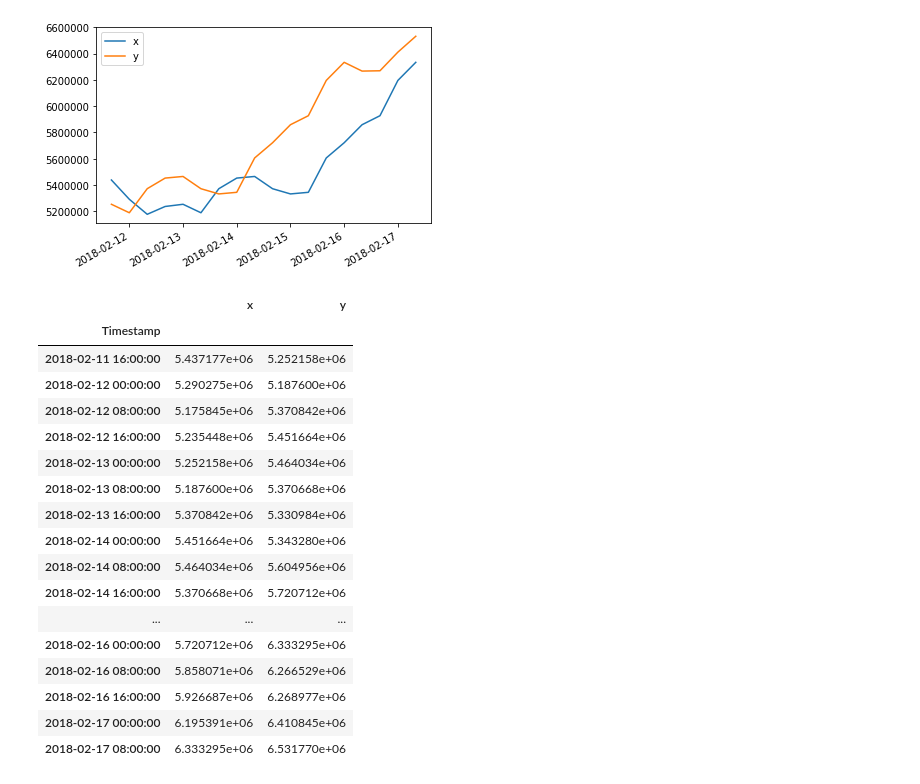
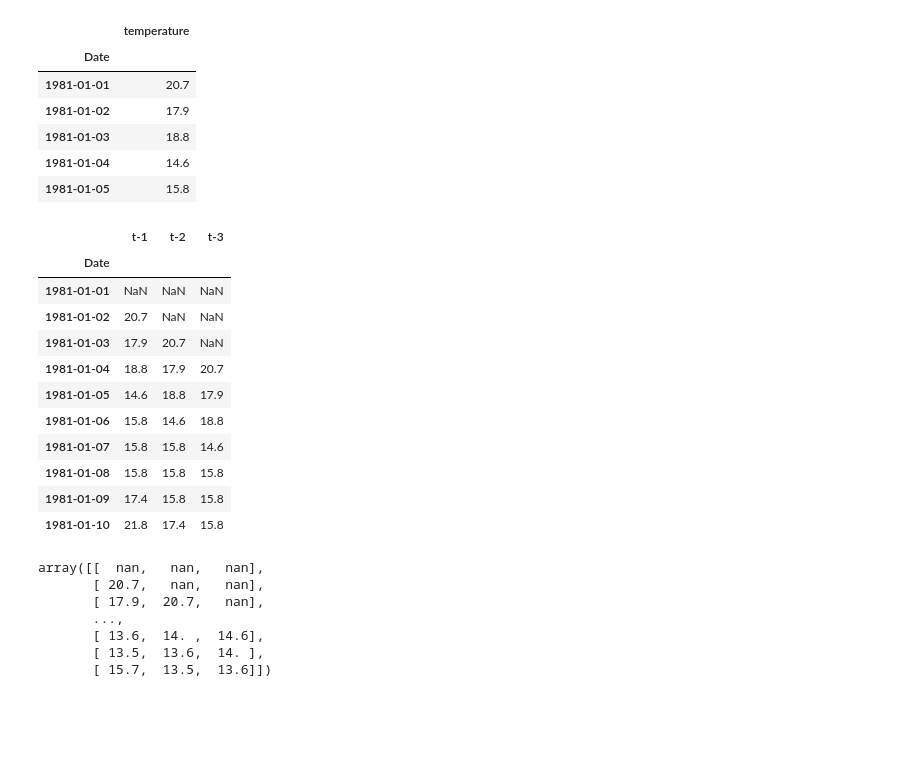
Before and after one commit to felaco/fortacryp-data-collector, a Jupyter notebook: preprocesor_test.ipynb, the cells around one changed output. Cells and saved outputs as stored; diff of their text form; code cells hidden in the pictures; blank space fills up the shorter version.

```diff
--- a/preprocesor_test.ipynb
+++ b/preprocesor_test.ipynb
@@ -3,45 +3,45 @@
 import warnings
 warnings.filterwarnings('ignore')
 
-from models import *
+#from models import *
 from preprocesor import *
 import pandas as pd
 from ann import load_dataset
 import matplotlib.pyplot as plt
 
-dataset = load_dataset('bitcoin.csv', resample='8H')
-xt = dataset.xtest_mean
-yt = dataset.ytest_mean
-
-fig, ax = plt.subplots(1)
-fig.autofmt_xdate()
-
-plt.plot(xt, label='x');
-plt.plot(yt,label='y');
-plt.legend();
+df = pd.read_excel('daily-minimum-temperatures-in-me.xls', index_col=0, parse_dates=True)
+df.head()
 # %% [output]
-[figure, removed]
+|  | temperature |
+| Date |  |
+| 1981-01-01 | 20.7 |
+| 1981-01-02 | 17.9 |
+| 1981-01-03 | 18.8 |
+| 1981-01-04 | 14.6 |
+| 1981-01-05 | 15.8 |
-# %%
-df = pd.DataFrame()
-df['x'] = xt
-df['y'] = yt
-df
-# %% [output]
-|  | x | y |
-| Timestamp |  |  |
-| 2018-02-11 16:00:00 | 5.437177e+06 | 5.252158e+06 |
-| 2018-02-12 00:00:00 | 5.290275e+06 | 5.187600e+06 |
-| 2018-02-12 08:00:00 | 5.175845e+06 | 5.370842e+06 |
-| 2018-02-12 16:00:00 | 5.235448e+06 | 5.451664e+06 |
-| 2018-02-13 00:00:00 | 5.252158e+06 | 5.464034e+06 |
-| 2018-02-13 08:00:00 | 5.187600e+06 | 5.370668e+06 |
-| 2018-02-13 16:00:00 | 5.370842e+06 | 5.330984e+06 |
-| 2018-02-14 00:00:00 | 5.451664e+06 | 5.343280e+06 |
-| 2018-02-14 08:00:00 | 5.464034e+06 | 5.604956e+06 |
-| 2018-02-14 16:00:00 | 5.370668e+06 | 5.720712e+06 |
-| ... | ... | ... |
-| 2018-02-16 00:00:00 | 5.720712e+06 | 6.333295e+06 |
-| 2018-02-16 08:00:00 | 5.858071e+06 | 6.266529e+06 |
-| 2018-02-16 16:00:00 | 5.926687e+06 | 6.268977e+06 |
-| 2018-02-17 00:00:00 | 6.195391e+06 | 6.410845e+06 |
-| 2018-02-17 08:00:00 | 6.333295e+06 | 6.531770e+06 |
+# %%
+x,y = PreprocessLagMatrix(3).execute(df.temperature)
+x.head(10)
+# %% [output]
+|  | t-1 | t-2 | t-3 |
+| Date |  |  |  |
+| 1981-01-01 | NaN | NaN | NaN |
+| 1981-01-02 | 20.7 | NaN | NaN |
+| 1981-01-03 | 17.9 | 20.7 | NaN |
+| 1981-01-04 | 18.8 | 17.9 | 20.7 |
+| 1981-01-05 | 14.6 | 18.8 | 17.9 |
+| 1981-01-06 | 15.8 | 14.6 | 18.8 |
+| 1981-01-07 | 15.8 | 15.8 | 14.6 |
+| 1981-01-08 | 15.8 | 15.8 | 15.8 |
+| 1981-01-09 | 17.4 | 15.8 | 15.8 |
+| 1981-01-10 | 21.8 | 17.4 | 15.8 |
+# %%
+x.values
+# %% [output]
+array([[  nan,   nan,   nan],
+       [ 20.7,   nan,   nan],
+       [ 17.9,  20.7,   nan],
+       ...,
+       [ 13.6,  14. ,  14.6],
+       [ 13.5,  13.6,  14. ],
+       [ 15.7,  13.5,  13.6]])
```
Also changed, not shown: 10 other files.
